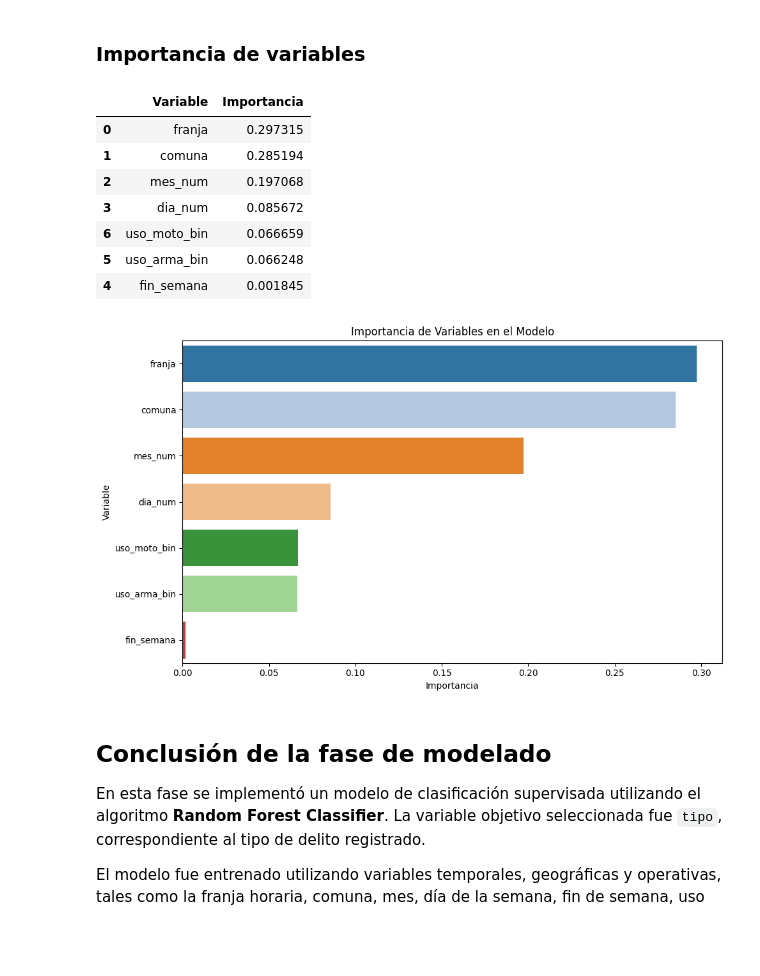
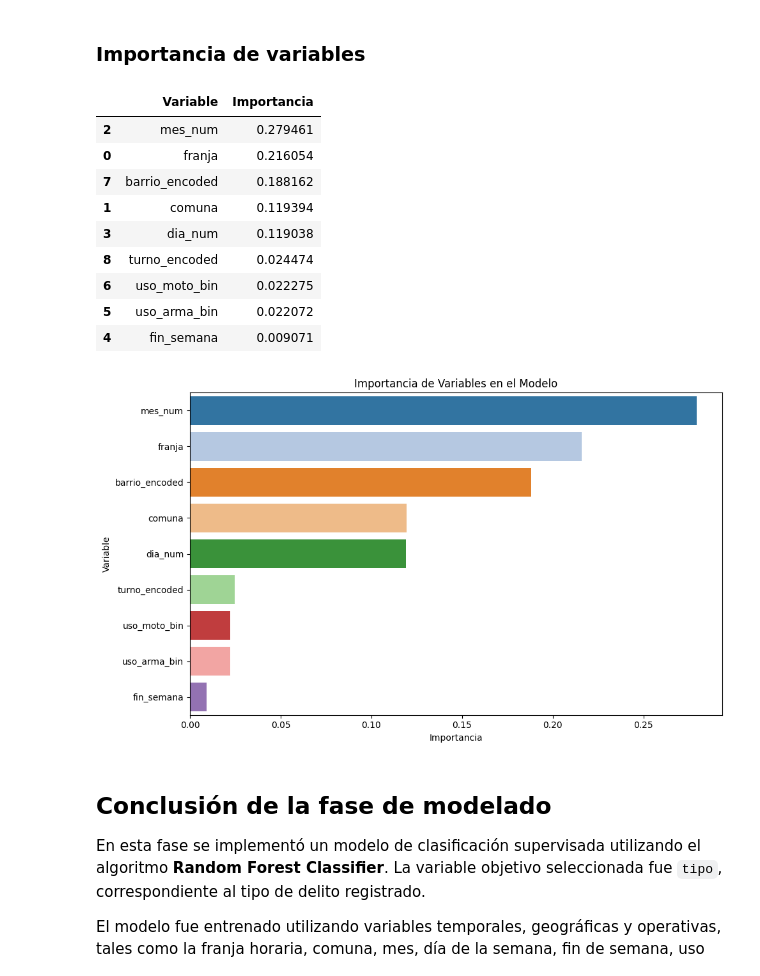
Before and after one commit to ChronosXV/Ingenieria_Software, a Jupyter notebook: Proyecto/UGR_Ing_de_Software_Grupo_2_TP.ipynb, the cells around one changed output. Saved outputs shown, nothing was run; the diff lists cells and outputs as text; code cells hidden in the pictures; blank space fills up the shorter version.

```diff
--- a/Proyecto/UGR_Ing_de_Software_Grupo_2_TP.ipynb
+++ b/Proyecto/UGR_Ing_de_Software_Grupo_2_TP.ipynb
@@ -771,7 +977,7 @@ target = 'tipo'
 # PREPARACIÓN DEL DATASET
 # ==========================================================
 
-df_modelo = df_delitos[features + [target]].dropna()
+df_modelo = df_delitos[raw_features + [target]].dropna()
 
 print("Dimensión dataset modelado:")
 print(df_modelo.shape)
@@ -796,0 +989,20 @@ Clases detectadas:
+# %%
+# ==========================================================
+# ENCODING TARGET AND CATEGORICAL FEATURES
+# ==========================================================
+
+le = LabelEncoder()
+df_modelo['target_encoded'] = le.fit_transform(df_modelo[target])
+print("Clases detectadas para el target:")
+print(le.classes_)
+
+# Encode other categorical features
+le_barrio = LabelEncoder()
+df_modelo['barrio_encoded'] = le_barrio.fit_transform(df_modelo['barrio'])
+print("\nClases detectadas para barrio:")
+print(le_barrio.classes_)
+
+le_turno = LabelEncoder()
+df_modelo['turno_encoded'] = le_turno.fit_transform(df_modelo['turno'])
+print("\nClases detectadas para turno:")
+print(le_turno.classes_)
@@ -801,7 +1031,7 @@ Clases detectadas:
 # TRAIN TEST SPLIT
 # ==========================================================
 
-X = df_modelo[features]
+X = df_modelo[model_features]
 
 y = df_modelo['target_encoded']
 
@@ -809,7 +1039,8 @@ X_train, X_test, y_train, y_test = train_test_split(
     X,
     y,
     test_size=0.2,
-    random_state=42
+    random_state=42,
+    stratify=y # Added stratification for class imbalance
 )
 
 print("Datos de entrenamiento:")
@@ -831,7 +1062,8 @@ Datos de prueba:
 
 modelo_rf = RandomForestClassifier(
     n_estimators=100,
-    random_state=42
+    random_state=42,
+    class_weight='balanced' # Added class_weight for imbalance
 )
 
 modelo_rf.fit(X_train, y_train)
@@ -919,40 +1186,42 @@ plt.show()
 # %%
 # ==========================================================
 # IMPORTANCIA DE VARIABLES
 # ==========================================================
 
 importancias = pd.DataFrame({
-    'Variable': features,
+    'Variable': model_features,
     'Importancia': modelo_rf.feature_importances_
 }).sort_values(by='Importancia', ascending=False)
 
 display(importancias)
 
 plt.figure(figsize=(10, 6))
 sns.barplot(
     data=importancias,
     x='Importancia',
     y='Variable',
     hue='Variable',
     palette='tab20',
     legend=False
 )
 
 plt.title('Importancia de Variables en el Modelo')
 plt.xlabel('Importancia')
 plt.ylabel('Variable')
 plt.tight_layout()
 plt.show()
 # %% [output]
 |  | Variable | Importancia |
-| 0 | franja | 0.297315 |
-| 1 | comuna | 0.285194 |
-| 2 | mes_num | 0.197068 |
-| 3 | dia_num | 0.085672 |
-| 6 | uso_moto_bin | 0.066659 |
-| 5 | uso_arma_bin | 0.066248 |
-| 4 | fin_semana | 0.001845 |
+| 2 | mes_num | 0.279461 |
+| 0 | franja | 0.216054 |
+| 7 | barrio_encoded | 0.188162 |
+| 1 | comuna | 0.119394 |
+| 3 | dia_num | 0.119038 |
+| 8 | turno_encoded | 0.024474 |
+| 6 | uso_moto_bin | 0.022275 |
+| 5 | uso_arma_bin | 0.022072 |
+| 4 | fin_semana | 0.009071 |
-[figure, old version]
+[figure, new version]
 # %% [markdown]
 ## Conclusión de la fase de modelado
 
```
Also changed, not shown: parts of 26 cells of this notebook.
